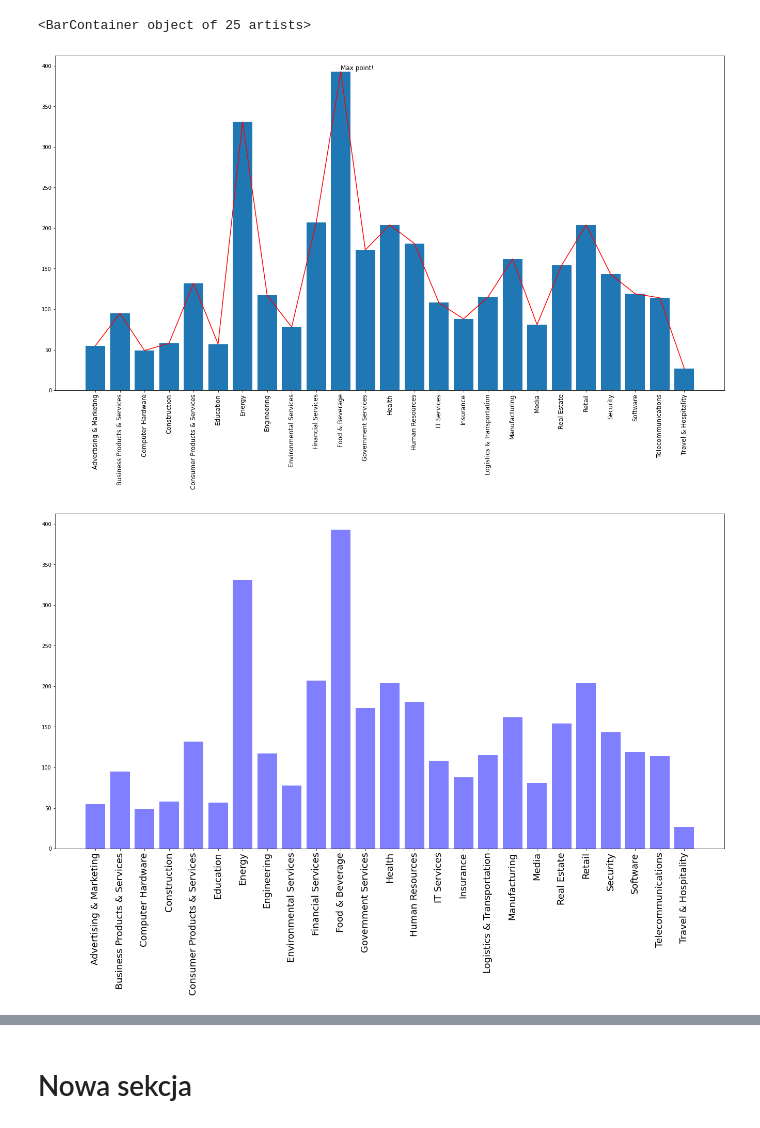
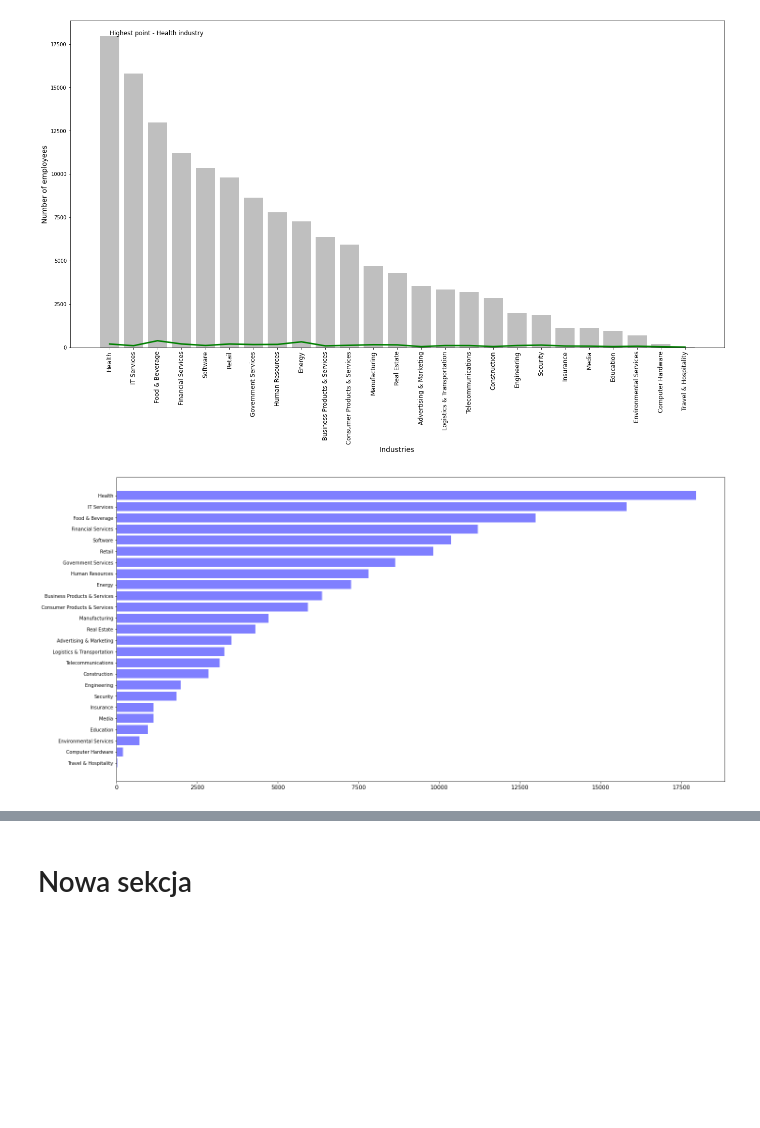
Before and after one commit to MrDataAnalyst/Sales-analysis, a Jupyter notebook: Startups.ipynb, the cells around one changed output, grey strips where cells are left out. Drawn from its saved outputs; the diff is of its cells as text; code cells hidden in the pictures; blank space fills up the shorter version.

```diff
--- a/Startups.ipynb
+++ b/Startups.ipynb
@@ -7,0 +6,4 @@ startups = pd.read_excel('P11-1000-Startups.xlsx')
+# %%
+#Read xlsx files into DF
+startups = pd.read_excel('/content/P11-1000-Startups.xlsx')
+Financials = pd.read_excel('/content/P11-1000-Startups.xlsx', sheet_name= 'Financials')
@@ -26,5 +76,5 @@ industries
 # %%
-indus = startups.groupby('Industry').agg({'Employees': [np.mean, np.sum], })
+indus = startups.groupby('Industry').agg({'Employees': [np.mean, np.sum]})
 # %%
 indus.columns = [x + y.capitalize() for x,y in indus.columns.values]
 # %%
@@ -88,24 +90,28 @@ x2= indus['Employees_Mean'].to_list()
 fig = plt.figure(figsize=(18,9))
 ax = fig.add_axes([0,0,1,1])
 
-x1= indus['Industry'].to_list()
-x2= indus['Employees_Mean'].to_list()
+x1 = indus['Industry']
+x2 = indus['Employees_Mean']
+x3 = indus['Employees_Sum']
 plt.xticks(rotation=90, size = 12)
-ax.plot(x1,x2, color = 'r')
-ax.annotate('Max point!', xy = ('Food & Beverage', 395), size = 12)
-
-plt.bar(x1,x2)
-
-
-#plt.savefig('Chart_basic.png', dpi = 300)
+plt.ylabel('Number of employees', size = 14)
+plt.xlabel('Industries', size = 14)
+ax.plot(x1,x2, color = 'g', linewidth=3.0)
+ax.bar(x1,x3, color = 'grey', alpha = 0.5)
+ax.annotate('Highest point - Health industry', xy = ('Health', 18000), size = 12, color = 'black')
+plt.savefig('Chart_basic.png', dpi = 300)
 # %% [output]
-<BarContainer object of 25 artists>
-[figure, old version]
+[figure, new version]
 # %%
 fig = plt.figure(figsize=(18,9))
 ax = fig.add_axes([0,0,1,1])
-plt.bar(x1,x2, color = 'blue', alpha = 0.5)
-plt.xticks(rotation = 90, size = 18)
+indus.sort_values(by = 'Employees_Sum', ascending=True, inplace = True)
+
+x1 = indus['Industry']
+x2 = indus['Employees_Sum']
+
+plt.barh(x1,x2, color = 'blue', alpha = 0.5)
+plt.xticks(size = 12)
 plt.show()
 # %% [output]
-[figure, old version]
+[figure, new version]
```
Also changed, not shown: parts of 37 cells of this notebook.
